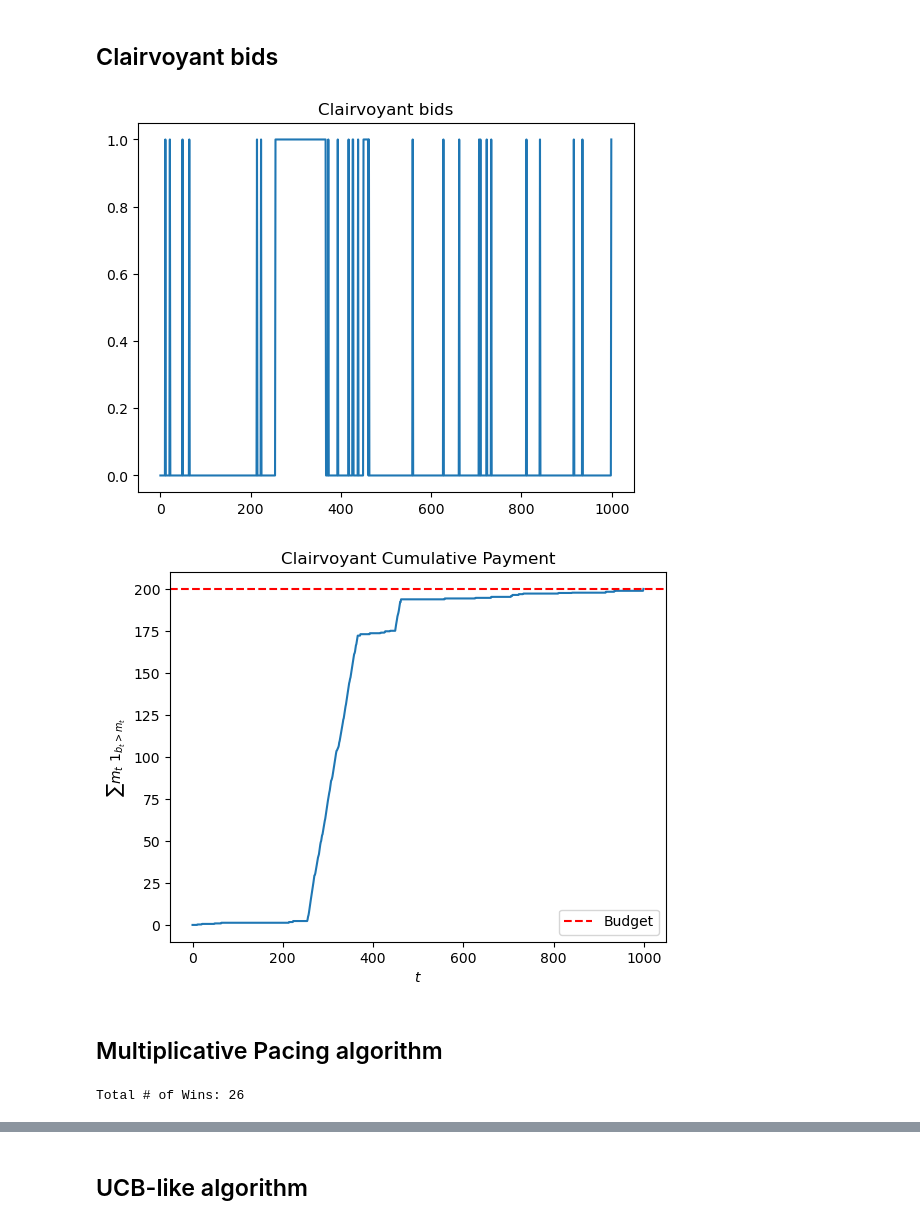
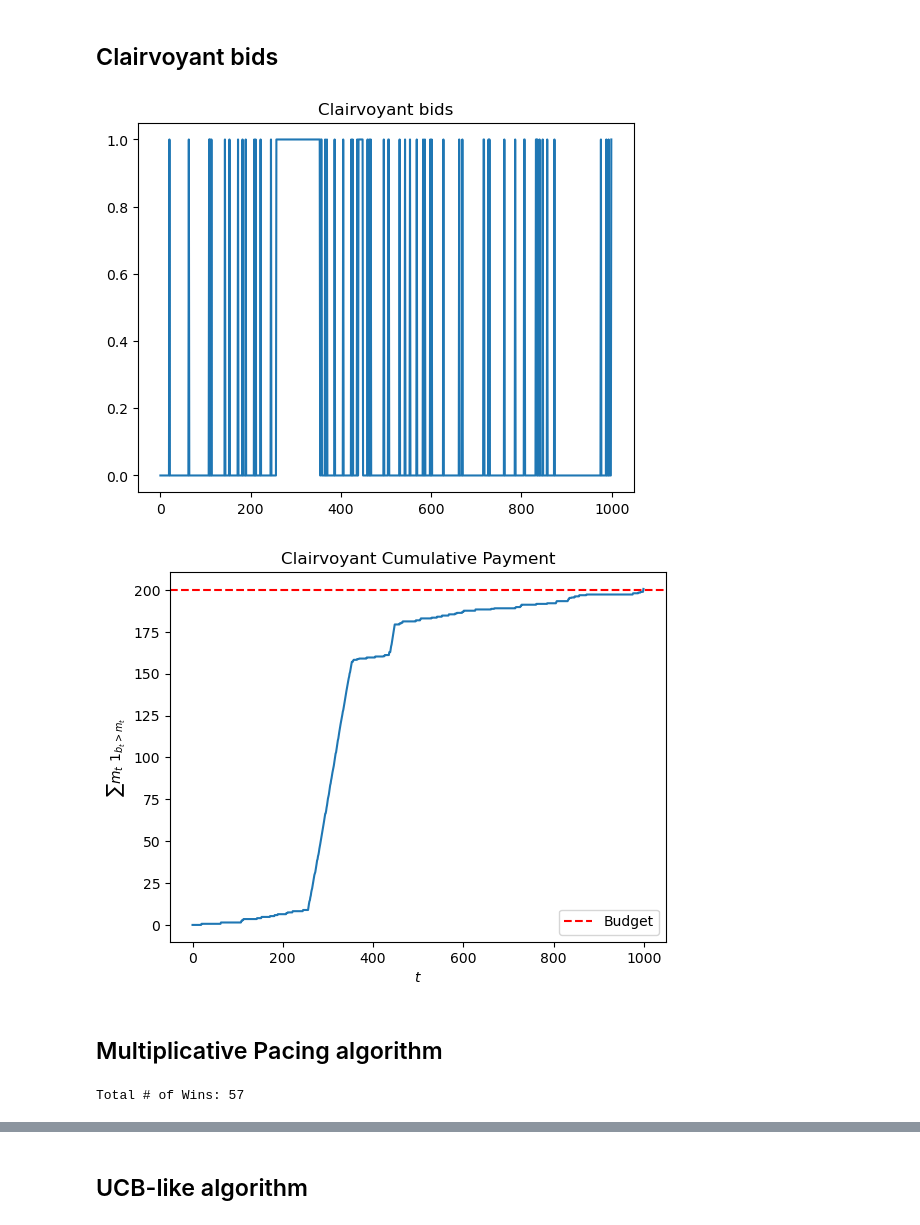
Before and after one commit to kklisto/ONLINE_LEARNING_APPLICATIONS, a Jupyter notebook: requirement_1.ipynb, the cells around one changed output, grey strips where cells are left out. Drawn from its saved outputs; the diff is of its cells as text; code cells hidden in the pictures.

```diff
--- a/requirement_1.ipynb
+++ b/requirement_1.ipynb
@@ -139,24 +139,24 @@ m_t = other_bids.max(axis=0)
 # %%
 ctr = 1
 ctrs = np.ones(n_advertisers)
-value_per_click = 0.6
+value_per_click = 0.8
 my_valuation = ctr*value_per_click
 
 clairvoyant_bids, clairvoyant_utilities, clairvoyant_payments = get_clairvoyant_truthful(B, my_valuation, m_t, n_users)
 plt.title('Clairvoyant bids')
 plt.plot(clairvoyant_bids)
 plt.show();
 
 plt.title('Clairvoyant Cumulative Payment')
 plt.plot(np.cumsum(clairvoyant_payments))
 plt.axhline(B, color='red', linestyle='--', label='Budget')
 plt.legend()
 plt.xlabel('$t$')
 plt.ylabel('$\sum m_t~ 1_{b_t > m_t}$')
 plt.show();
 # %% [output]
-[figure, old version]
+[figure, new version]
-[figure, old version]
+[figure, new version]
 # %% [markdown]
 ## Multiplicative Pacing algorithm
 # %%
@@ -189,7 +189,7 @@ for u in range(n_users):
     total_wins+=my_win
 print(f'Total # of Wins: {total_wins}')
 # %% [output]
-Total # of Wins: 26
+Total # of Wins: 57
 # %%
 plt.plot(my_bids)
 plt.xlabel('$t$')
```
Also changed, not shown: parts of 20 cells of this notebook, 7 other files.
